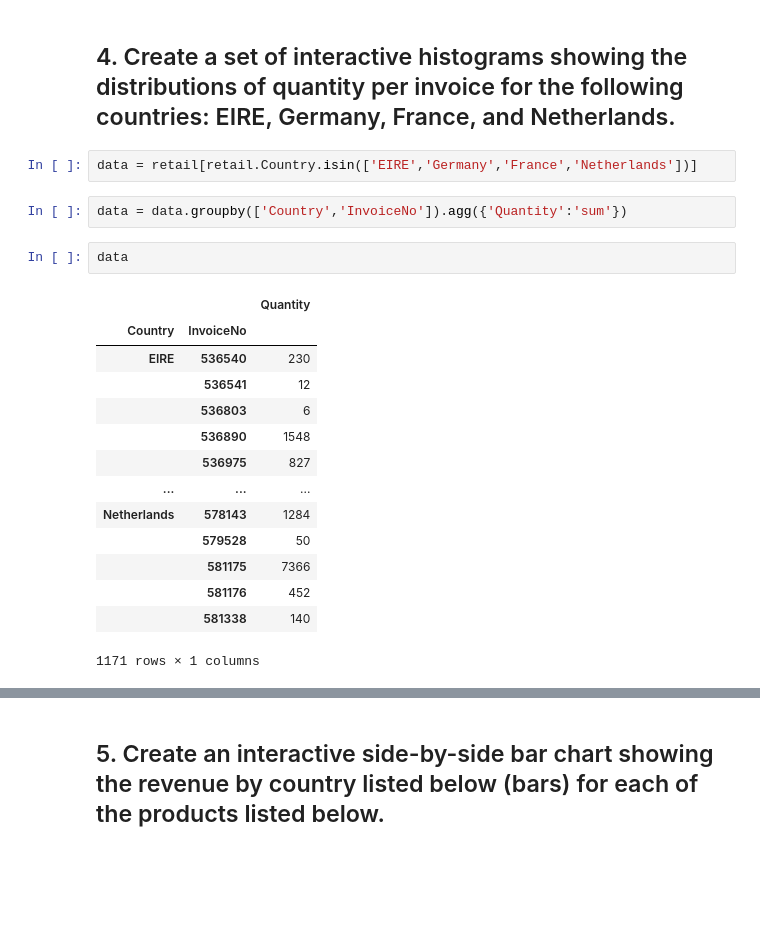
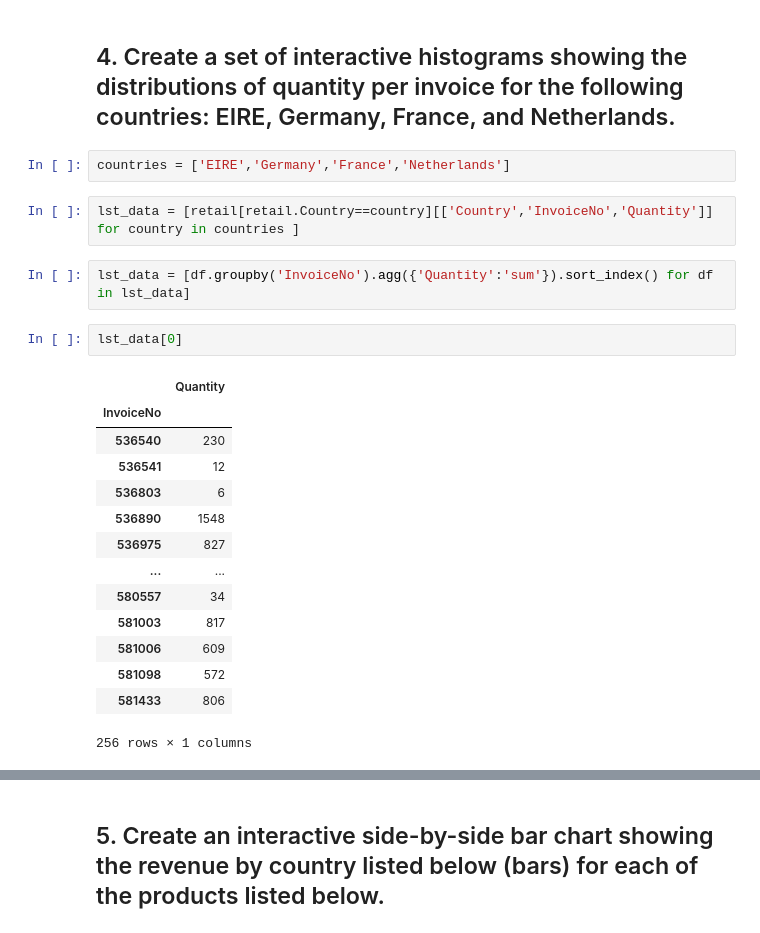
Before and after one commit to Ironhack-Data-Madrid-Abril-2023/5.2-lab_interactive_visualization, a Jupyter notebook: your-code/main.ipynb, the cells around one changed output, grey strips where cells are left out. Cells and saved outputs as stored; diff of their text form; blank space fills up the shorter version.

```diff
--- a/your-code/main.ipynb
+++ b/your-code/main.ipynb
@@ -60,23 +60,25 @@ fig.show()
 # %% [markdown]
 ## 4. Create a set of interactive histograms showing the distributions of quantity per invoice for the following countries: EIRE, Germany, France, and Netherlands.
 # %%
-data = retail[retail.Country.isin(['EIRE','Germany','France','Netherlands'])]
+countries = ['EIRE','Germany','France','Netherlands']
+# %%
+lst_data = [retail[retail.Country==country][['Country','InvoiceNo','Quantity']] for country in countries ]
 # %%
-data = data.groupby(['Country','InvoiceNo']).agg({'Quantity':'sum'})
+lst_data = [df.groupby('InvoiceNo').agg({'Quantity':'sum'}).sort_index() for df in lst_data]
-# %%
-data
-# %% [output]
-|  |  | Quantity |
-| Country | InvoiceNo |  |
-| EIRE | 536540 | 230 |
-|  | 536541 | 12 |
-|  | 536803 | 6 |
-|  | 536890 | 1548 |
-|  | 536975 | 827 |
-| ... | ... | ... |
-| Netherlands | 578143 | 1284 |
-|  | 579528 | 50 |
-|  | 581175 | 7366 |
-|  | 581176 | 452 |
-|  | 581338 | 140 |
-1171 rows × 1 columns
+# %%
+lst_data[0]
+# %% [output]
+|  | Quantity |
+| InvoiceNo |  |
+| 536540 | 230 |
+| 536541 | 12 |
+| 536803 | 6 |
+| 536890 | 1548 |
+| 536975 | 827 |
+| ... | ... |
+| 580557 | 34 |
+| 581003 | 817 |
+| 581006 | 609 |
+| 581098 | 572 |
+| 581433 | 806 |
+256 rows × 1 columns
```
Also changed, not shown: parts of 2 cells of this notebook.
